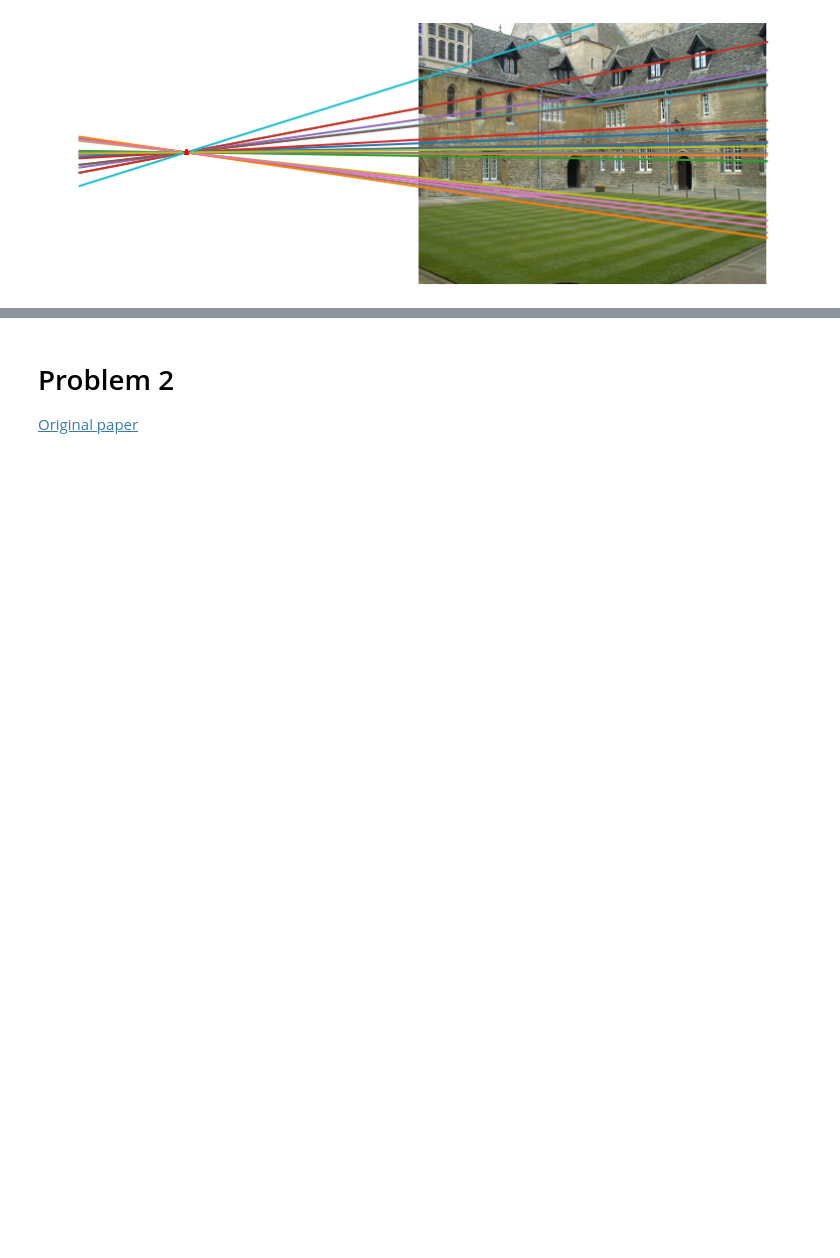
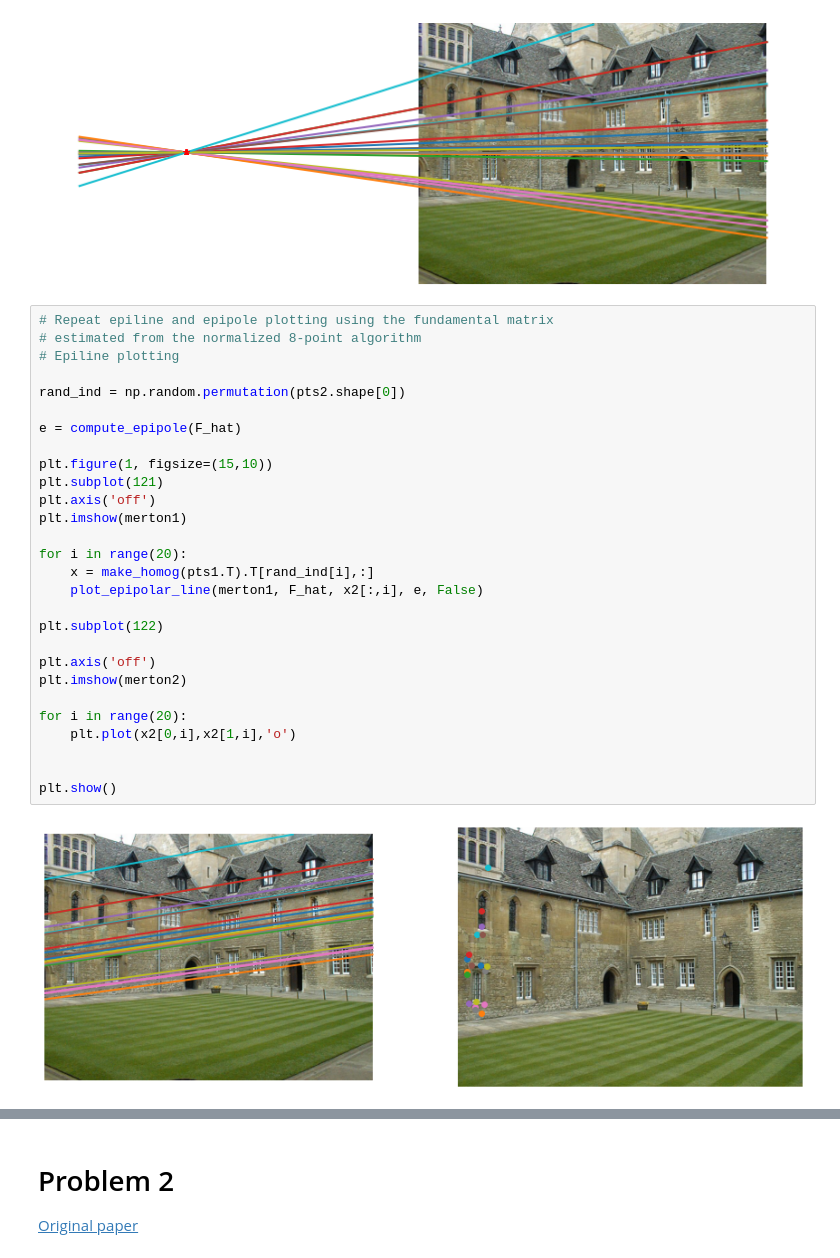
Before and after one commit to RuolinZheng08/ttic31040-computer-vision, a Jupyter notebook: hw5/hw5.ipynb, the cells around one changed output, grey strips where cells are left out. Saved outputs shown, nothing was run; the diff lists cells and outputs as text; blank space fills up the shorter version.

```diff
--- a/hw5/hw5.ipynb
+++ b/hw5/hw5.ipynb
@@ -263,3 +263,33 @@ for i in range(20):
 plt.show()
 # %% [output]
 [figure]
+# %%
+# Repeat epiline and epipole plotting using the fundamental matrix
+# estimated from the normalized 8-point algorithm
+# Epiline plotting
+
+rand_ind = np.random.permutation(pts2.shape[0])
+
+e = compute_epipole(F_hat)
+
+plt.figure(1, figsize=(15,10))
+plt.subplot(121)
+plt.axis('off')
+plt.imshow(merton1)
+
+for i in range(20):
+    x = make_homog(pts1.T).T[rand_ind[i],:]
+    plot_epipolar_line(merton1, F_hat, x2[:,i], e, False)
+
+plt.subplot(122)
+
+plt.axis('off')
+plt.imshow(merton2)
+
+for i in range(20):
+    plt.plot(x2[0,i],x2[1,i],'o')
+
+
+plt.show()
+# %% [output]
+[figure, added]
```
Also changed, not shown: parts of 16 cells of this notebook, 4 other files.
